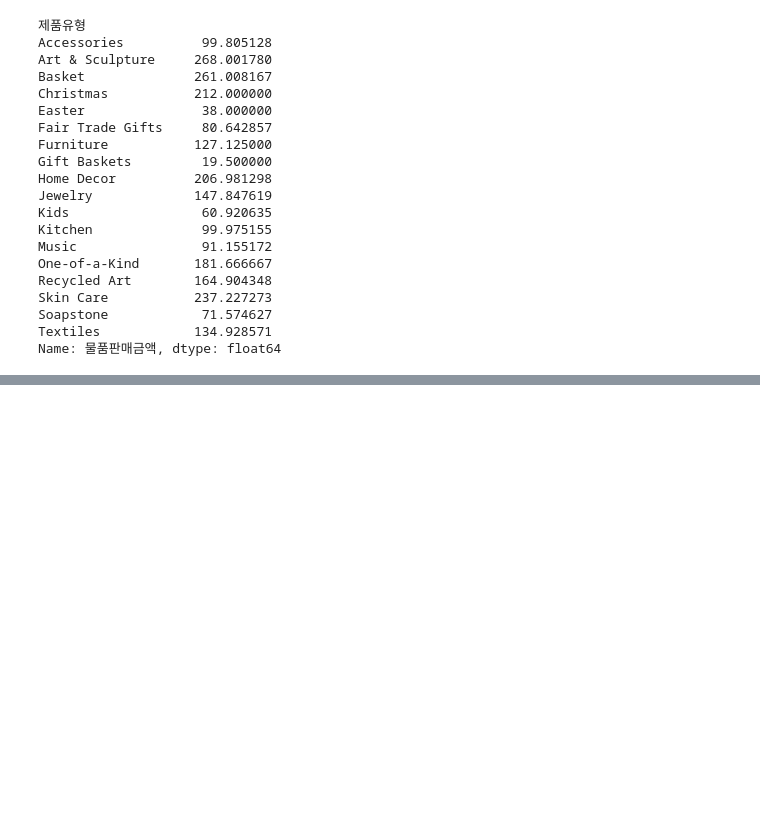
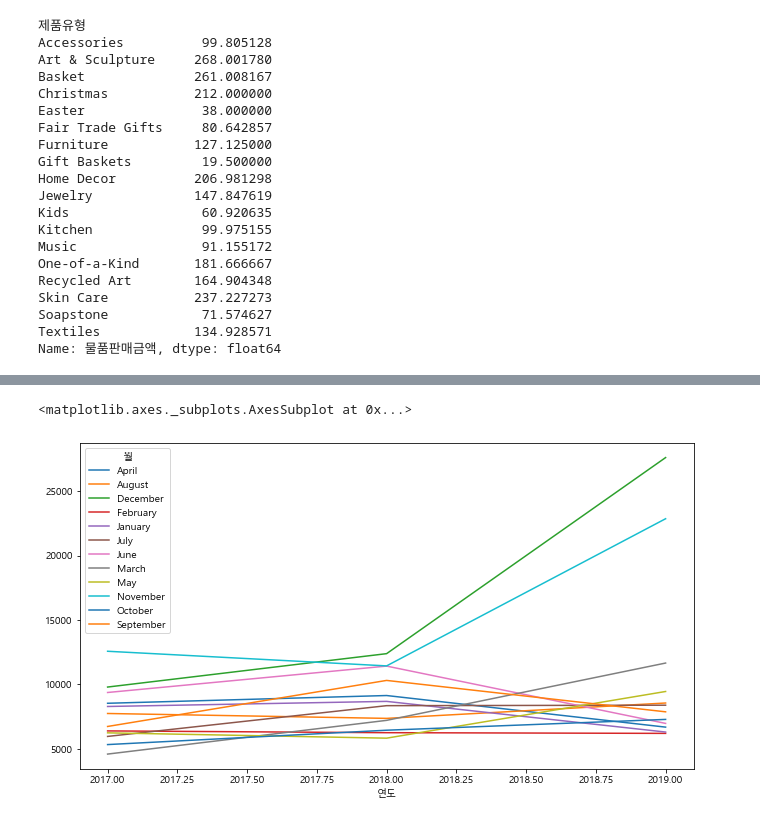
Before and after one commit to young-hun-jo/KaggleStruggle, a Jupyter notebook: Retail_sales/retail_sales_analysis.ipynb, the cells around one changed output, grey strips where cells are left out. Cells and saved outputs as stored; diff of their text form; code cells hidden in the pictures; blank space fills up the shorter version.

```diff
--- a/Retail_sales/retail_sales_analysis.ipynb
+++ b/Retail_sales/retail_sales_analysis.ipynb
@@ -235,0 +274,7 @@ df
+# %%
+# 월별 전년도들(2017,2018) 대비 순판매금액 증가,감소율
+g = time_sales.groupby(['연도','월'])['순판매금액'].sum()
+g.unstack().plot(figsize=(11,6))
+# %% [output]
+<matplotlib.axes._subplots.AxesSubplot at 0x...>
+[figure, added]
```
Also changed, not shown: parts of 9 cells of this notebook.
